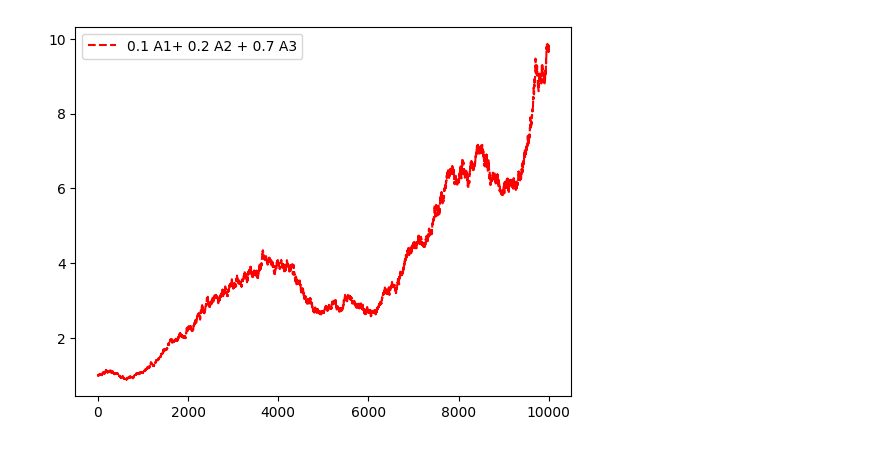
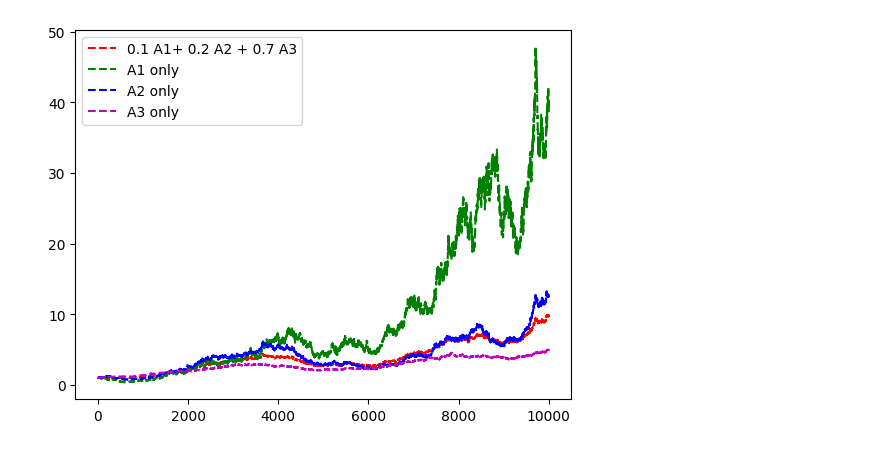
Before and after one commit to ChrisVergis/PortfolioDiversify, a Jupyter notebook: PortofolioOpt.ipynb, the cells around one changed output. Drawn from its saved outputs; the diff is of its cells as text; code cells hidden in the pictures.

```diff
--- a/PortofolioOpt.ipynb
+++ b/PortofolioOpt.ipynb
@@ -46,12 +46,18 @@ port2 = Portofolio(w=[0.0,1.0,0.0],returns=returns)
 port3 = Portofolio(w=[0.0,0.0,1.0],returns=returns)
 # %%
 y = port.equity_curve()
+y1 = port1.equity_curve()
+y2 = port2.equity_curve()
+y3 = port3.equity_curve()
 
 fig, ax = plt.subplots()
 
 ax.plot(y, color='r', ls='--', label='0.1 A1+ 0.2 A2 + 0.7 A3')
+ax.plot(y1, color='g', ls='--', label='A1 only')
+ax.plot(y2, color='b', ls='--', label='A2 only')
+ax.plot(y3, color='m', ls='--', label='A3 only')
 
 ax.legend()
 plt.show()
 # %% [output]
-[figure, old version]
+[figure, new version]
```
